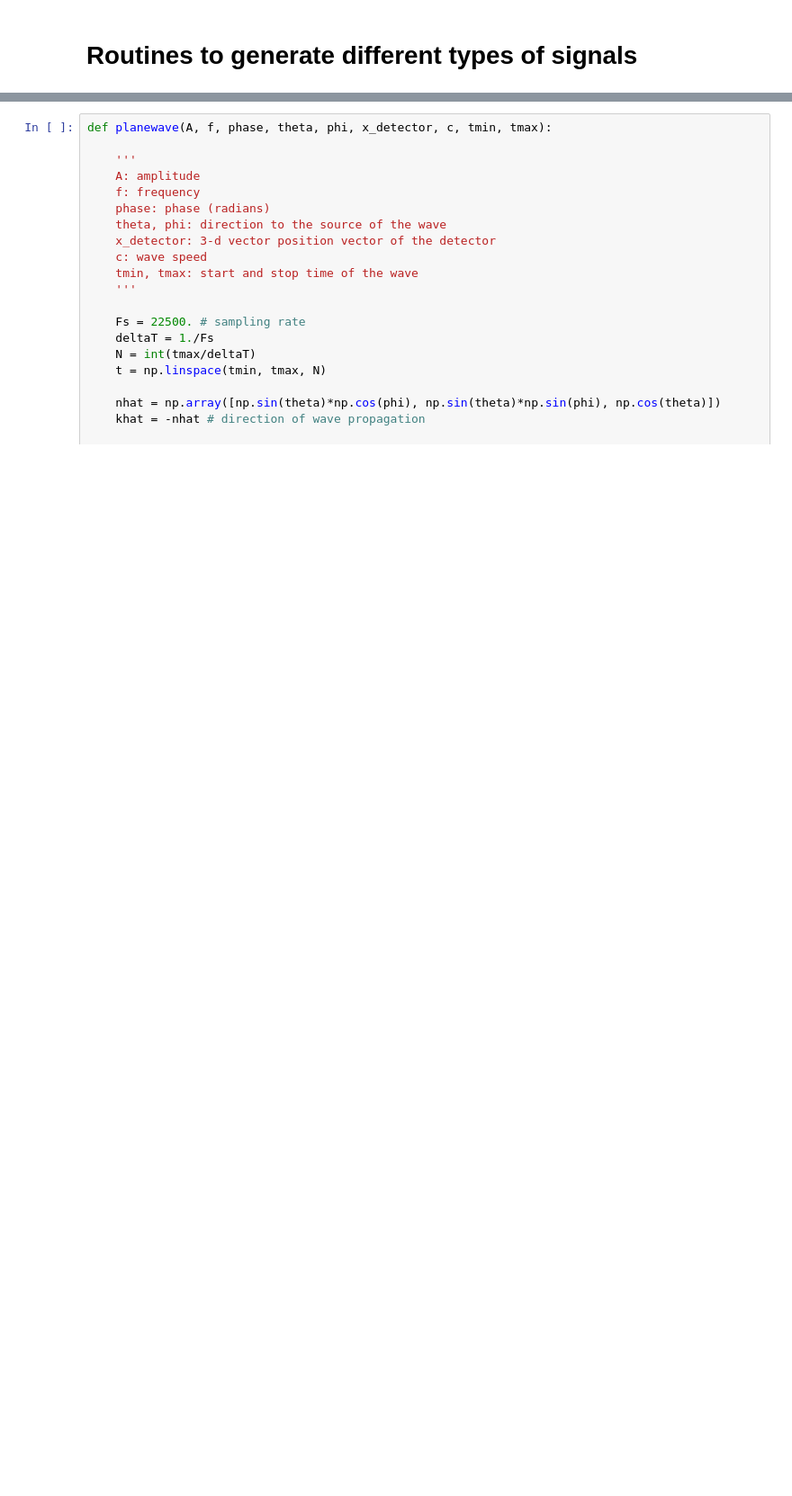
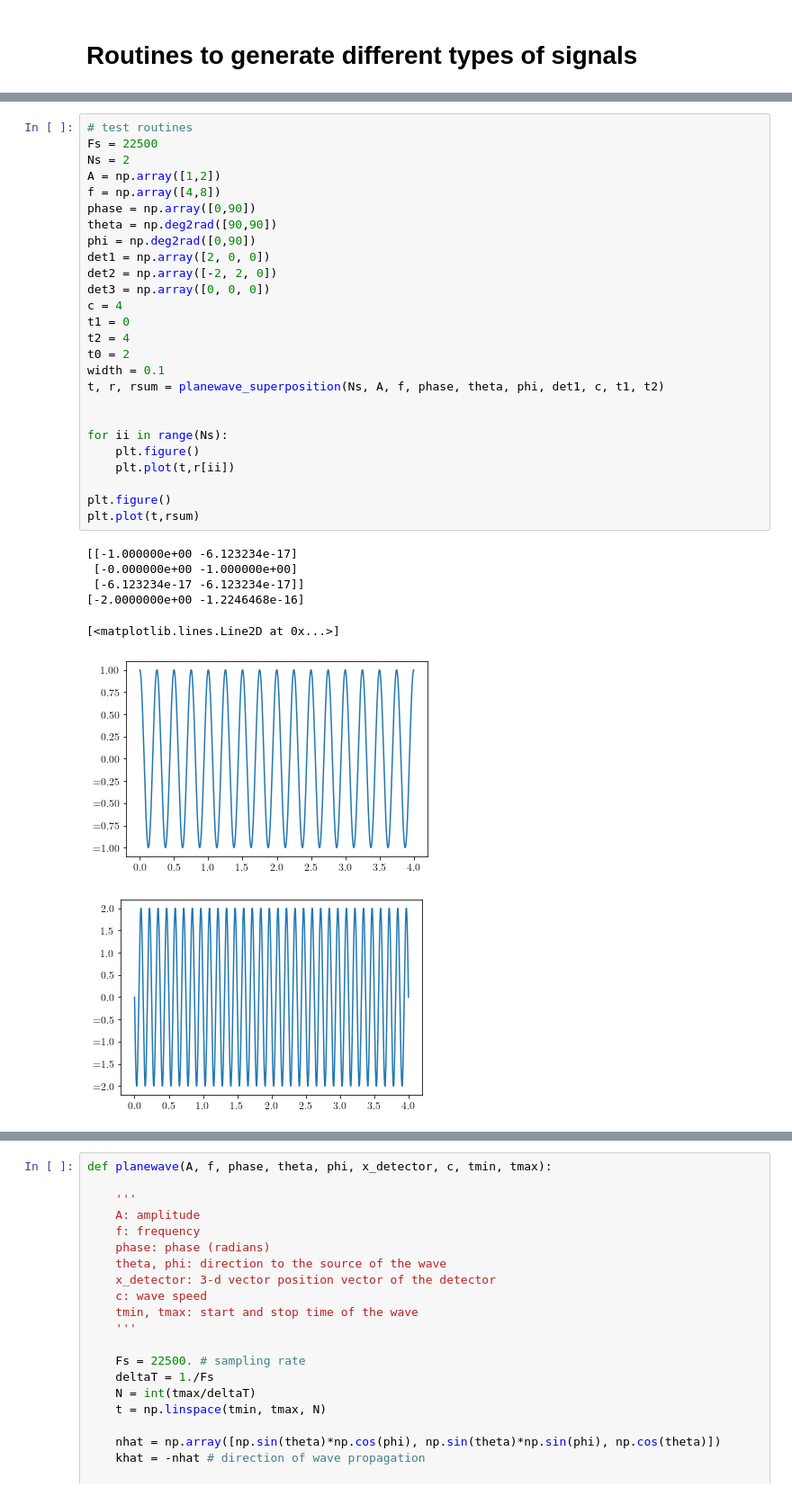
Before and after one commit to josephromano/leshouches, a Jupyter notebook: code/sound_example/sound_signals.ipynb, the cells around one changed output, grey strips where cells are left out. Shown at 90% size. Cells and saved outputs as stored; diff of their text form; blank space fills up the shorter version.

Commit message:
adding routines

```diff
--- a/code/sound_example/sound_signals.ipynb
+++ b/code/sound_example/sound_signals.ipynb
@@ -138,0 +194,34 @@ plt.show()
+# %%
+# test routines
+Fs = 22500
+Ns = 2
+A = np.array([1,2])
+f = np.array([4,8])
+phase = np.array([0,90])
+theta = np.deg2rad([90,90])
+phi = np.deg2rad([0,90])
+det1 = np.array([2, 0, 0])
+det2 = np.array([-2, 2, 0])
+det3 = np.array([0, 0, 0])
+c = 4
+t1 = 0
+t2 = 4
+t0 = 2
+width = 0.1
+t, r, rsum = planewave_superposition(Ns, A, f, phase, theta, phi, det1, c, t1, t2)
+
+
+for ii in range(Ns):
+    plt.figure()
+    plt.plot(t,r[ii])
+
+plt.figure()
+plt.plot(t,rsum)
+# %% [output]
+[[-1.000000e+00 -6.123234e-17]
+ [-0.000000e+00 -1.000000e+00]
+ [-6.123234e-17 -6.123234e-17]]
+[-2.0000000e+00 -1.2246468e-16]
+[<matplotlib.lines.Line2D at 0x...>]
+[figure, added]
+[figure, added]
```
Also changed, not shown: parts of 3 cells of this notebook.
